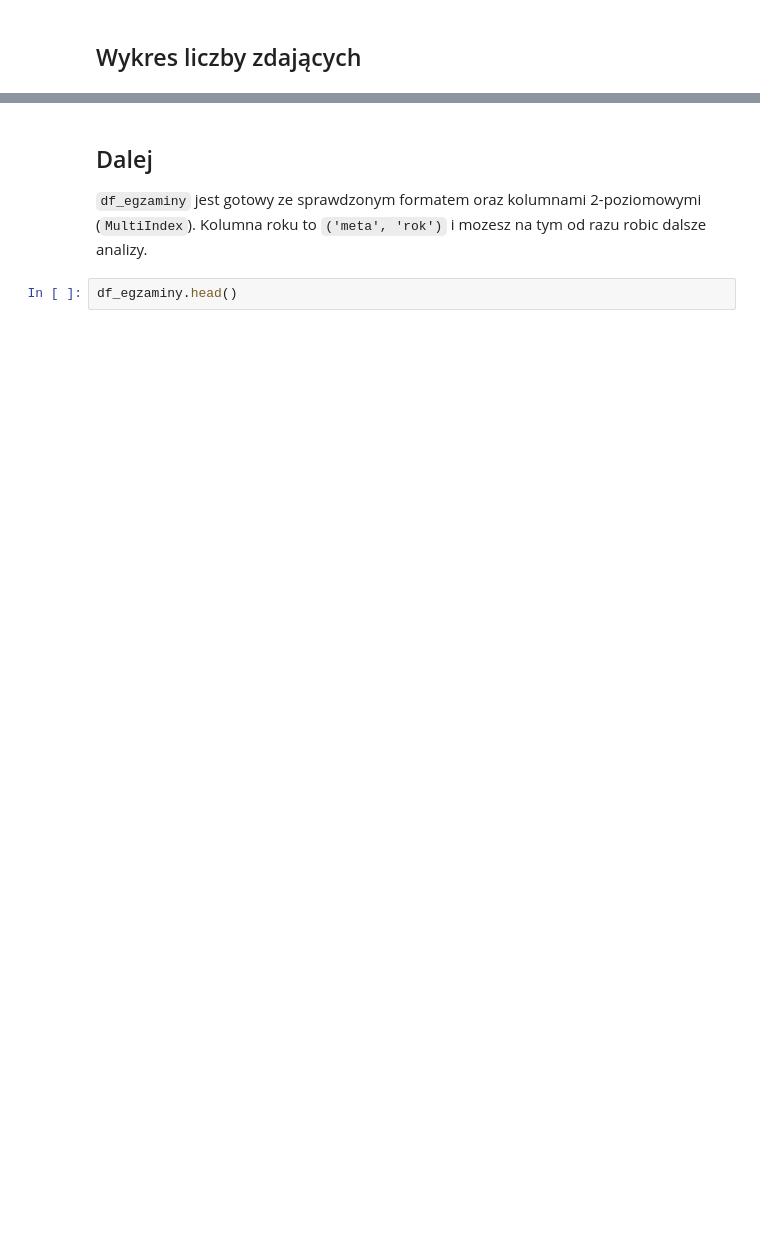
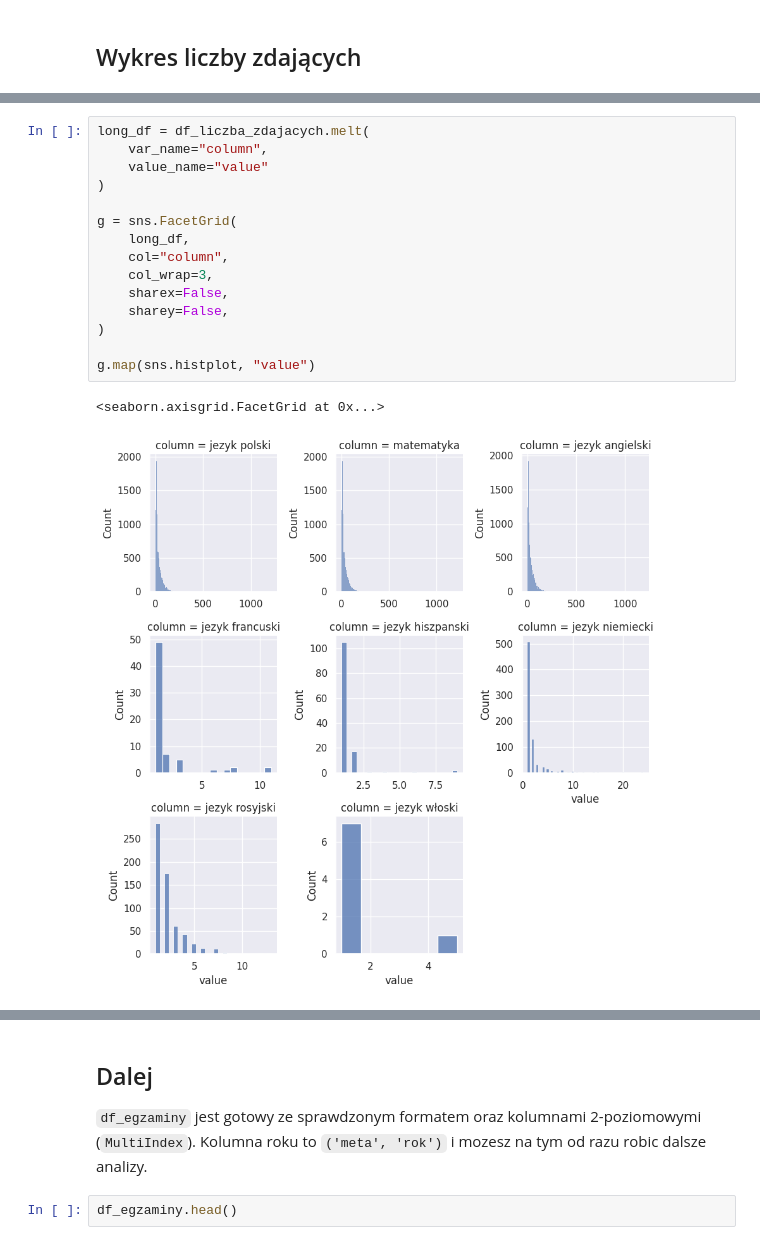
Before and after one commit to herbakamil/compare-primary-schools-mazowieckie, a Jupyter notebook: notebooks/analiza.ipynb, the cells around one changed output, grey strips where cells are left out. Drawn from its saved outputs; the diff is of its cells as text; blank space fills up the shorter version.

```diff
--- a/notebooks/analiza.ipynb
+++ b/notebooks/analiza.ipynb
@@ -203,0 +268,18 @@ Przykladowe kolumny MultiIndex: [('meta', 'rok'), ('meta', 'id oke'), ('meta', '
+# %%
+long_df = df_liczba_zdajacych.melt(
+    var_name="column",
+    value_name="value"
+)
+
+g = sns.FacetGrid(
+    long_df,
+    col="column",
+    col_wrap=3,
+    sharex=False,
+    sharey=False,
+)
+
+g.map(sns.histplot, "value")
+# %% [output]
+<seaborn.axisgrid.FacetGrid at 0x...>
+[figure, added]
```
Also changed, not shown: parts of 31 cells of this notebook, 2 other files.
